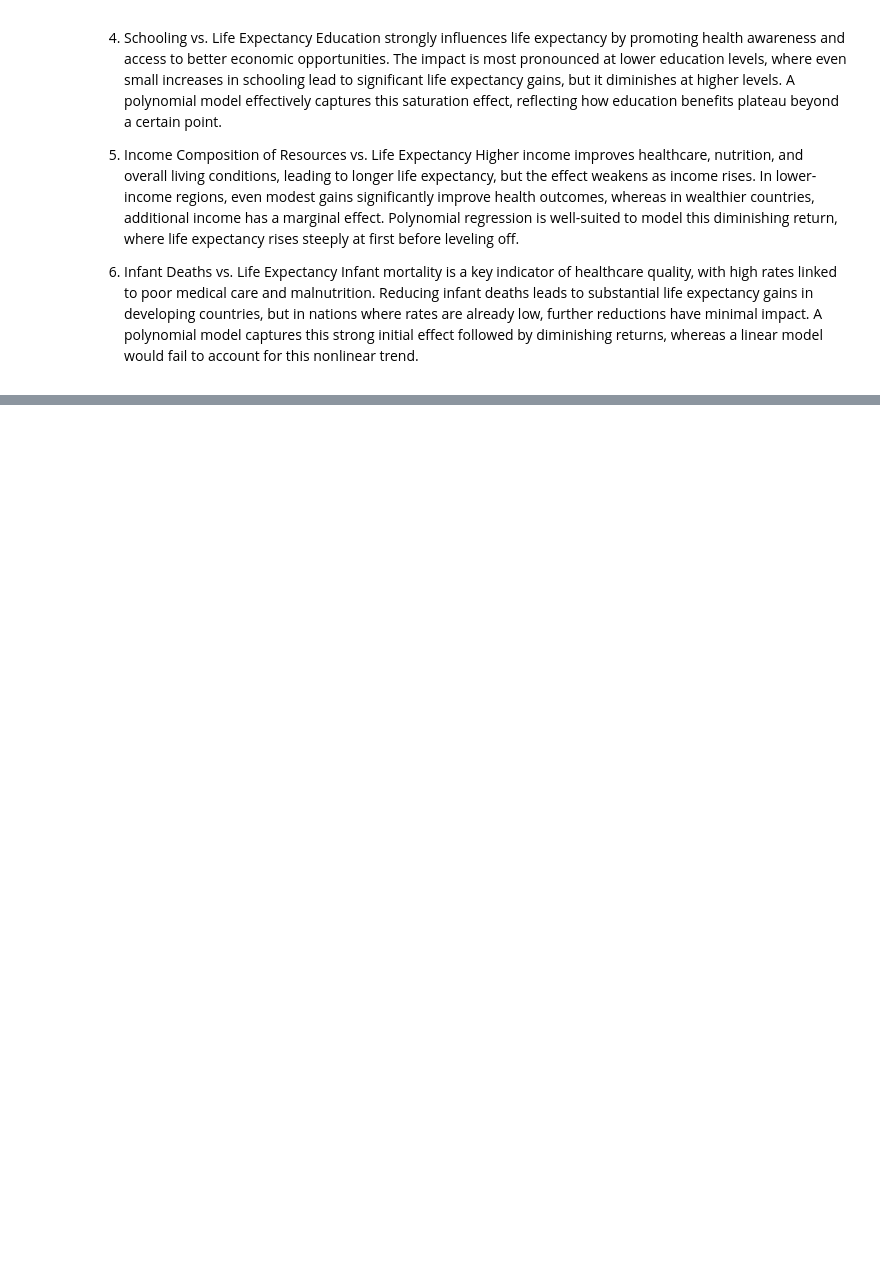
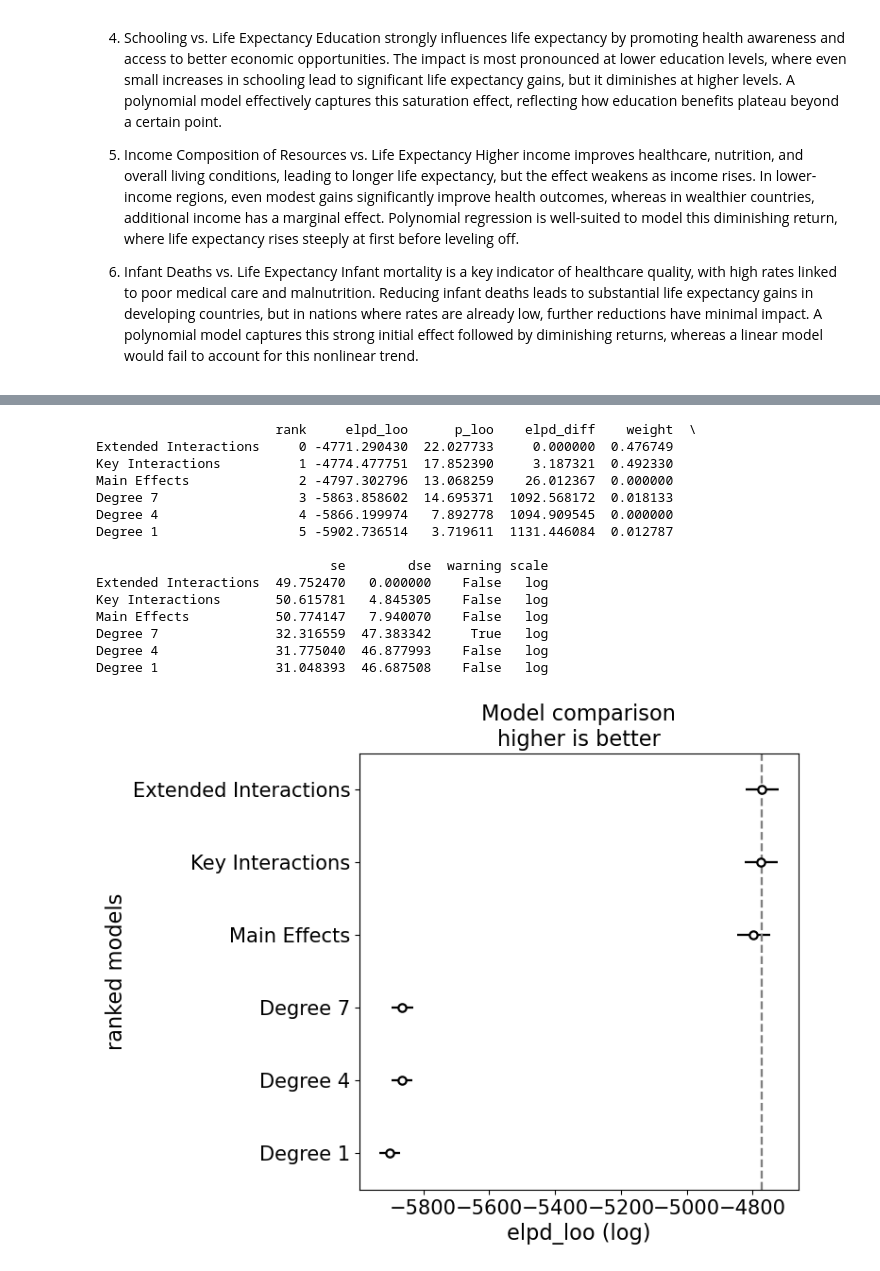
Before and after one commit to Rakeshscode/Data-Science, a Jupyter notebook: Unit7Project.ipynb, the cells around one changed output, grey strips where cells are left out. Cells and saved outputs as stored; diff of their text form; code cells hidden in the pictures; blank space fills up the shorter version.

```diff
--- a/Unit7Project.ipynb
+++ b/Unit7Project.ipynb
@@ -176,0 +215,3 @@ Infant mortality is a key indicator of healthcare quality, with high rates linke
+# %%
+model_main = bmb.Model("`Life expectancy ` ~ `Total expenditure` + `infant deaths` + `Adult Mortality` + `Alcohol` + `Schooling` + `Income composition of resources`",
+                       data=data1).fit(idata_kwargs={"log_likelihood": True})
@@ -176,0 +221,4 @@ Infant mortality is a key indicator of healthcare quality, with high rates linke
+# %%
+model_interactions = bmb.Model("`Life expectancy ` ~ `Total expenditure` + `infant deaths` + `Adult Mortality` + `Alcohol` + `Schooling` + `Income composition of resources` + \
+                                `Total expenditure`*`infant deaths` + `Total expenditure`*`Adult Mortality` + `Alcohol`*`Adult Mortality` + `Schooling`*`Income composition of resources`",
+                               data=data1).fit(idata_kwargs={"log_likelihood": True})
@@ -176,0 +228,5 @@ Infant mortality is a key indicator of healthcare quality, with high rates linke
+# %%
+model_extended = bmb.Model("`Life expectancy ` ~ `Total expenditure` + `infant deaths` + `Adult Mortality` + `Alcohol` + `Schooling` + `Income composition of resources` + \
+                            `Total expenditure`*`infant deaths` + `Total expenditure`*`Adult Mortality` + `Alcohol`*`Adult Mortality` + `Schooling`*`Income composition of resources` + \
+                            `Income composition of resources`*`Total expenditure` + `Alcohol`*`Schooling`",
+                           data=data1).fit(idata_kwargs={"log_likelihood": True})
@@ -176,0 +246,35 @@ Infant mortality is a key indicator of healthcare quality, with high rates linke
+# %%
+# Perform model comparison using ELPD-LOO
+compare = az.compare(
+    {
+        "Degree 1": idata_poly_1,
+        "Degree 4": idata_poly_4,
+        "Degree 7": idata_poly_7,
+        "Main Effects": model_main,
+        "Key Interactions": model_interactions,
+        "Extended Interactions": model_extended
+    },
+    #method="loo"
+)
+
+# Print and visualize comparison
+print(compare)
+az.plot_compare(compare)
+plt.show()
+# %% [output]
+                       rank     elpd_loo      p_loo    elpd_diff    weight  \
+Extended Interactions     0 -4771.290430  22.027733     0.000000  0.476749
+Key Interactions          1 -4774.477751  17.852390     3.187321  0.492330
+Main Effects              2 -4797.302796  13.068259    26.012367  0.000000
+Degree 7                  3 -5863.858602  14.695371  1092.568172  0.018133
+Degree 4                  4 -5866.199974   7.892778  1094.909545  0.000000
+Degree 1                  5 -5902.736514   3.719611  1131.446084  0.012787
+
+                              se        dse  warning scale
+Extended Interactions  49.752470   0.000000    False   log
+Key Interactions       50.615781   4.845305    False   log
+Main Effects           50.774147   7.940070    False   log
+Degree 7               32.316559  47.383342     True   log
+Degree 4               31.775040  46.877993    False   log
+Degree 1               31.048393  46.687508    False   log
+[figure, added]
```
Also changed, not shown: parts of 15 cells of this notebook.
